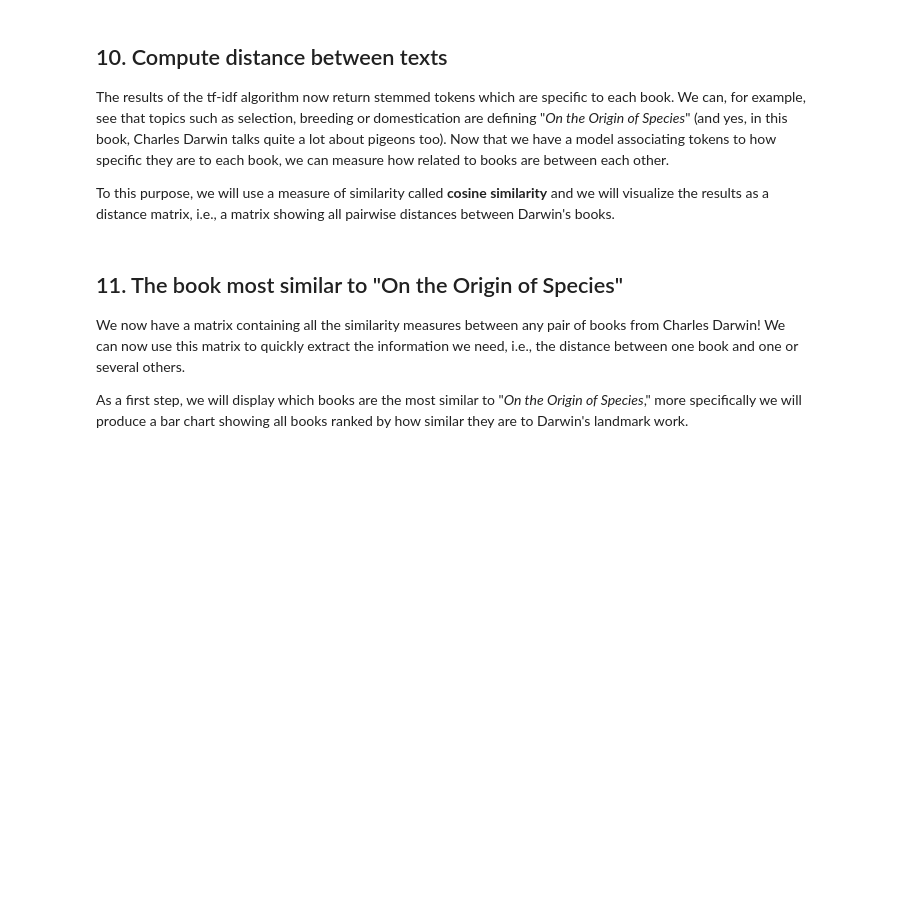
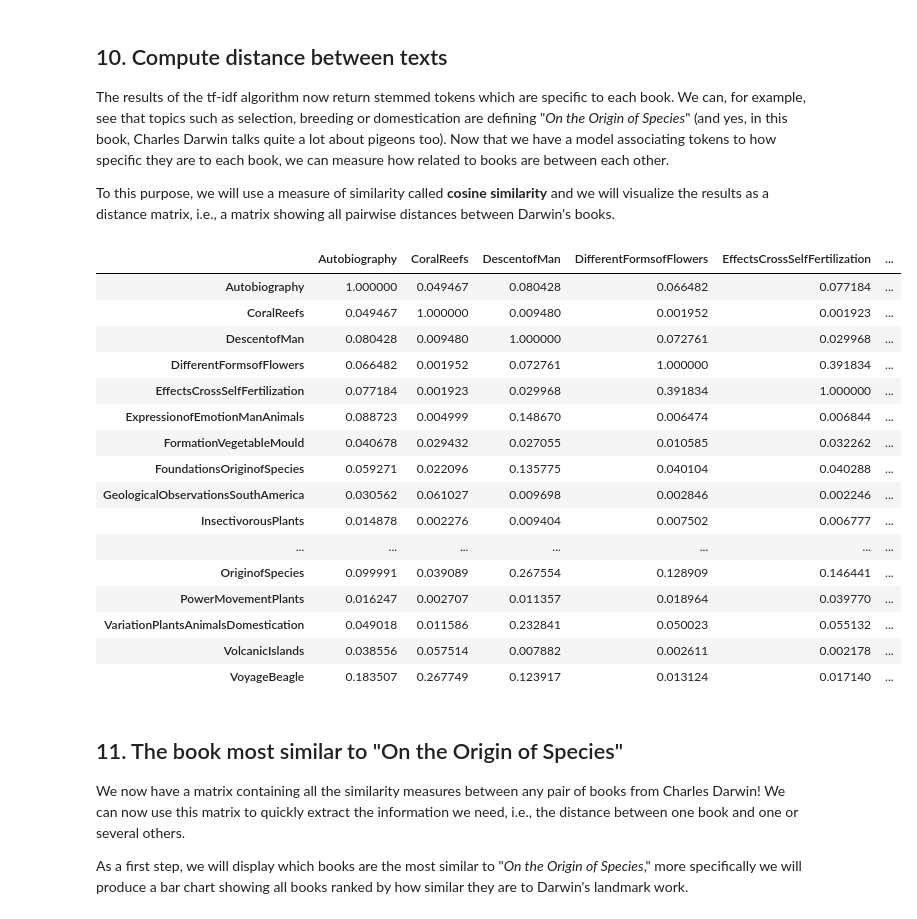
Before and after one commit to Liu-Zhichao/DataCamp_Projects, a Jupyter notebook: Book Recommendations from Charles Darwin/notebook.ipynb, the cells around one changed output. Saved outputs shown, nothing was run; the diff lists cells and outputs as text; code cells hidden in the pictures; blank space fills up the shorter version.

```diff
--- a/Book Recommendations from Charles Darwin/notebook.ipynb
+++ b/Book Recommendations from Charles Darwin/notebook.ipynb
@@ -254,18 +285,37 @@ df_tfidf = ...
 # %%
 # Load the library allowing similarity computations
 from gensim import similarities
 
 # Compute the similarity matrix (pairwise distance between all texts)
-sims = ...
+sims = similarities.MatrixSimilarity(model[bows])
 
 # Transform the resulting list into a dataframe
-sim_df = ...
+sim_df = pd.DataFrame(list(sims))
 
 # Add the titles of the books as columns and index of the dataframe
-# ... YOUR CODE FOR TASK 10 ...
+sim_df.columns = titles
+sim_df.index = titles
 
 # Print the resulting matrix
-# ... YOUR CODE FOR TASK 10 ...
+sim_df
+# %% [output]
+|  | Autobiography | CoralReefs | DescentofMan | DifferentFormsofFlowers | EffectsCrossSelfFertilization | ... |
+| Autobiography | 1.000000 | 0.049467 | 0.080428 | 0.066482 | 0.077184 | ... |
+| CoralReefs | 0.049467 | 1.000000 | 0.009480 | 0.001952 | 0.001923 | ... |
+| DescentofMan | 0.080428 | 0.009480 | 1.000000 | 0.072761 | 0.029968 | ... |
+| DifferentFormsofFlowers | 0.066482 | 0.001952 | 0.072761 | 1.000000 | 0.391834 | ... |
+| EffectsCrossSelfFertilization | 0.077184 | 0.001923 | 0.029968 | 0.391834 | 1.000000 | ... |
+| ExpressionofEmotionManAnimals | 0.088723 | 0.004999 | 0.148670 | 0.006474 | 0.006844 | ... |
+| FormationVegetableMould | 0.040678 | 0.029432 | 0.027055 | 0.010585 | 0.032262 | ... |
+| FoundationsOriginofSpecies | 0.059271 | 0.022096 | 0.135775 | 0.040104 | 0.040288 | ... |
+| GeologicalObservationsSouthAmerica | 0.030562 | 0.061027 | 0.009698 | 0.002846 | 0.002246 | ... |
+| InsectivorousPlants | 0.014878 | 0.002276 | 0.009404 | 0.007502 | 0.006777 | ... |
+| ... | ... | ... | ... | ... | ... | ... |
+| OriginofSpecies | 0.099991 | 0.039089 | 0.267554 | 0.128909 | 0.146441 | ... |
+| PowerMovementPlants | 0.016247 | 0.002707 | 0.011357 | 0.018964 | 0.039770 | ... |
+| VariationPlantsAnimalsDomestication | 0.049018 | 0.011586 | 0.232841 | 0.050023 | 0.055132 | ... |
+| VolcanicIslands | 0.038556 | 0.057514 | 0.007882 | 0.002611 | 0.002178 | ... |
+| VoyageBeagle | 0.183507 | 0.267749 | 0.123917 | 0.013124 | 0.017140 | ... |
 # %% [markdown]
 ## 11. The book most similar to "On the Origin of Species"
 <p>We now have a matrix containing all the similarity measures between any pair of books from Charles Darwin! We can now use this matrix to quickly extract the information we need, i.e., the distance between one book and one or several others. </p>
```
Also changed, not shown: parts of 5 cells of this notebook, 2 other files.
